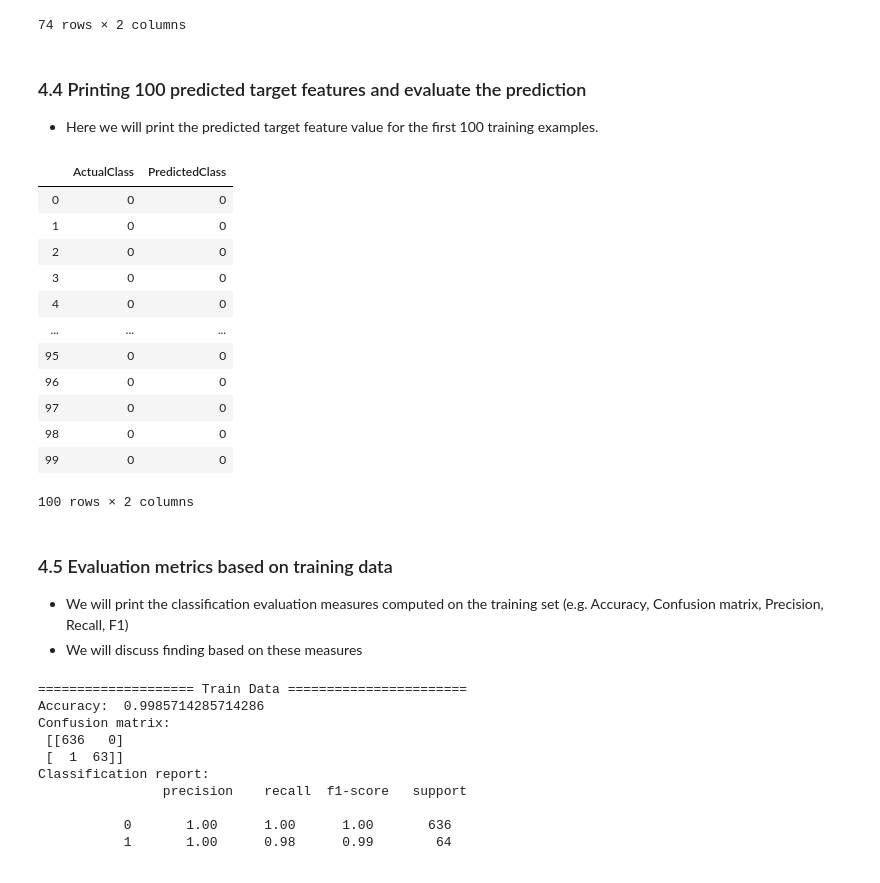
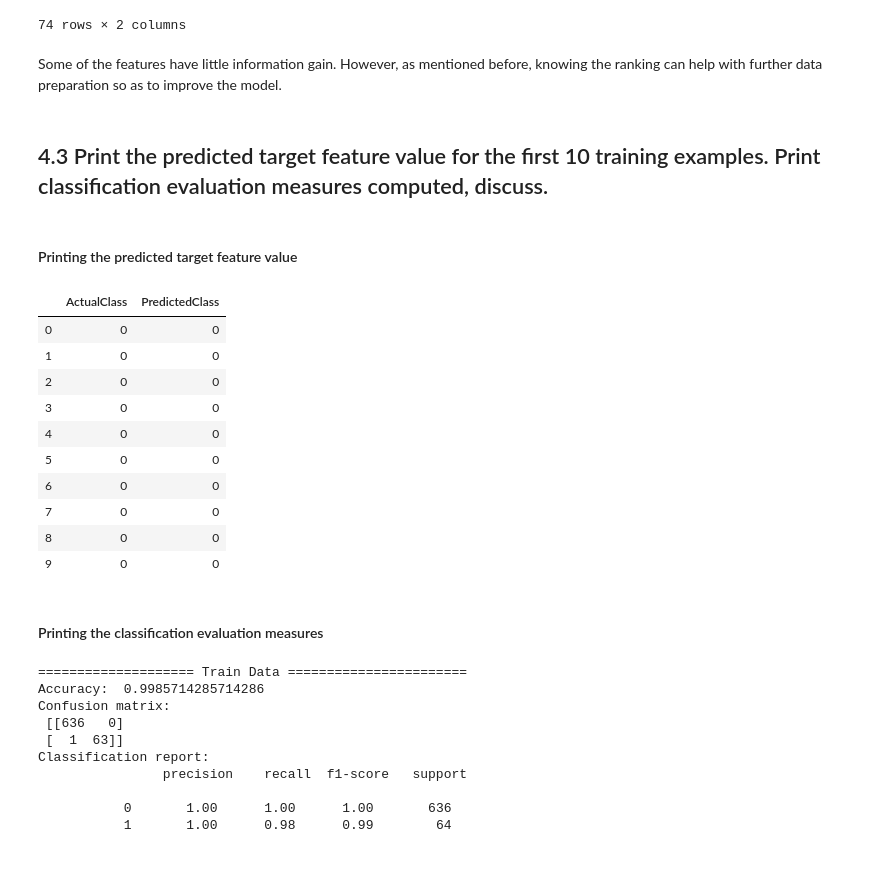
Before and after one commit to estermcgarry/dataanalytics_hw_2, a Jupyter notebook: HW2_McGarry_19205519.ipynb, the cells around one changed output. Drawn from its saved outputs; the diff is of its cells as text; code cells hidden in the pictures.

Commit message:
almost finished the random forest, only one to do at the end!

```diff
--- a/HW2_McGarry_19205519.ipynb
+++ b/HW2_McGarry_19205519.ipynb
@@ -1722,10 +1720,10 @@ We will train 2 decision trees, with the same test data
 # %%
 dtc4 = DecisionTreeClassifier(max_depth=4, random_state=1)
-dtc10 = DecisionTreeClassifier(max_depth=10, random_state=1)
+dtc15 = DecisionTreeClassifier(max_depth=15, random_state=1)
 dtc4.fit(X_train, y_train)
-dtc10.fit(X_train, y_train)
+dtc15.fit(X_train, y_train)
 print("Max depth 4: \n",dtc4)
-print("Max depth 10: \n",dtc10)
+print("Max depth 15: \n",dtc15)
 # %% [output]
 Max depth 4:
  DecisionTreeClassifier(ccp_alpha=0.0, class_weight=None, criterion='gini',
@@ -1774,33 +1792,32 @@ importance.sort_values('importance', ascending=False)
 | 50 | animal_breed_Dachshund | 0.000003 |
 | 11 | intake_condition_Other | 0.000000 |
 74 rows × 2 columns
+# %% [markdown]
+Some of the features have little information gain. However, as mentioned before, knowing the ranking can help with further data preparation so as to improve the model.
 # %% [markdown]
-### 4.4 Printing 100 predicted target features and evaluate the prediction
-- Here we will print the predicted target feature value for the first 100 training examples.
+## 4.3 Print the predicted target feature value for the first 10 training examples.  Print classification evaluation measures computed, discuss.
+# %% [markdown]
+#### Printing the predicted target feature value
 # %%
 # Predicted class labels for all examples,
 # using the trained model, on in-sample data (same sample used for training and test)
 rfc_predictions_train = rfc.predict(X_train)
 df_true_vs_rfc_predicted = pd.DataFrame({'ActualClass': y_train, 'PredictedClass': rfc_predictions_train})
-df_true_vs_rfc_predicted.head(100)
+df_true_vs_rfc_predicted.head(10)
 # %% [output]
 |  | ActualClass | PredictedClass |
 | 0 | 0 | 0 |
 | 1 | 0 | 0 |
 | 2 | 0 | 0 |
 | 3 | 0 | 0 |
 | 4 | 0 | 0 |
-| ... | ... | ... |
-| 95 | 0 | 0 |
-| 96 | 0 | 0 |
-| 97 | 0 | 0 |
-| 98 | 0 | 0 |
-| 99 | 0 | 0 |
+| 5 | 0 | 0 |
+| 6 | 0 | 0 |
+| 7 | 0 | 0 |
+| 8 | 0 | 0 |
+| 9 | 0 | 0 |
-100 rows × 2 columns
-# %% [markdown]
-### 4.5 Evaluation metrics based on training data
-- We will print the classification evaluation measures computed on the training set (e.g. Accuracy, Confusion matrix, Precision, Recall, F1)
-- We will discuss finding based on these measures
+# %% [markdown]
+#### Printing the classification evaluation measures
 # %%
 print("==================== Train Data =======================")
 print("Accuracy: ", metrics.accuracy_score(y_train, rfc_predictions_train))
```
Also changed, not shown: parts of 28 cells of this notebook.
